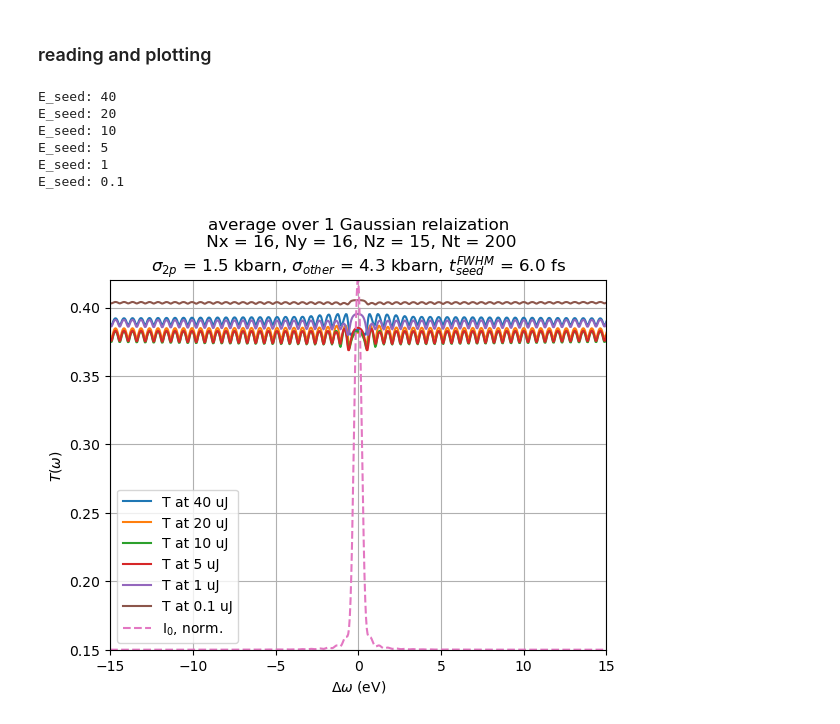
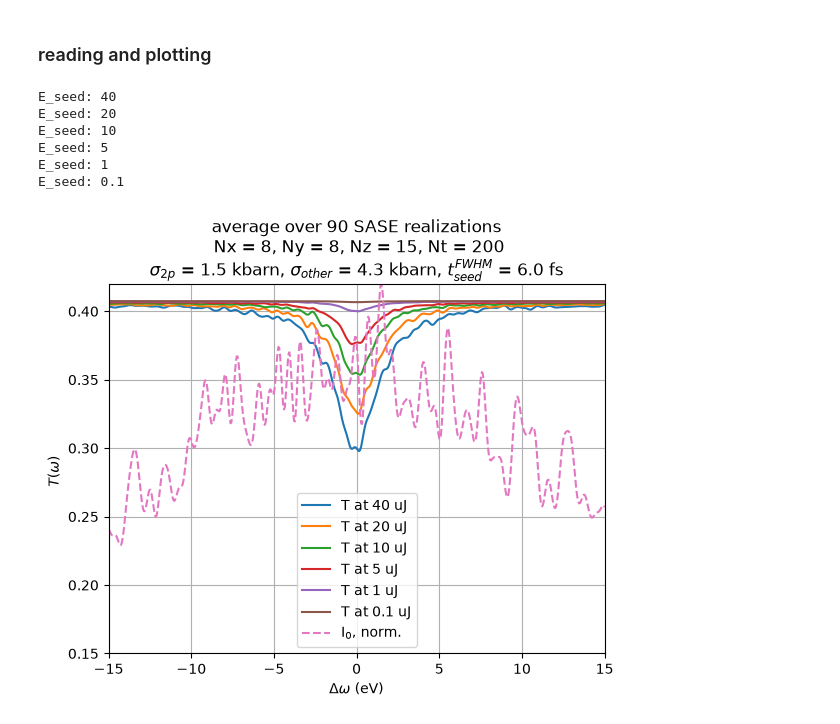
Before and after one commit to P4GAN/Cu-RSA-XFEL-Simulation, a Jupyter notebook: Cu_RSA-v1.ipynb, the cells around one changed output. Cells and saved outputs as stored; diff of their text form; code cells hidden in the pictures.

Commit message:
SASE run

```diff
--- a/Cu_RSA-v1.ipynb
+++ b/Cu_RSA-v1.ipynb
@@ -117,7 +119,7 @@ Modified YAML file saved to /Users/parkinpham/Programming/Physics/DESY_Internshi
 # %% [markdown]
 ### calculating for given amount of repetitions for each yaml
 # %%
-nrep = 10
+nrep = 90
 
 # Get the number of available CPU cores
 num_cpus = mp.cpu_count()
@@ -279,6 +330,9 @@ def data_from_folder(folder_path):
 # %%
 Tshow_min = 0.15#0.4
 Tshow_max = 0.42#0.5
+w_show = 15
+w_show_min = -w_show
+w_show_max = w_show
 
 def plotting_data_folder(folder_path, Tshow_min, Tshow_max):
 
@@ -293,7 +347,7 @@ def plotting_data_folder(folder_path, Tshow_min, Tshow_max):
     r', $\sigma_{other}$ = ' + f'{1e7*sigma1_Ka1_other:.1f}' +' kbarn' + \
     r', $t_{seed}^{FWHM}$ = ' + f'{seed_duration_FWHM_t:.1f}' +' fs'
 
-    plt.title('average over ' + str(num_files) + ' Gaussian relaization' + '\n'
+    plt.title('average over ' + str(num_files) + ' SASE realizations' + '\n'
     + str_pars_grid + '\n' + str_pars_calc
      )
 
@@ -301,40 +355,33 @@ def plotting_data_folder(folder_path, Tshow_min, Tshow_max):
 
     for E_seed_value, arrays in sorted_accumulated_arrays.items():
         print(f'E_seed: {E_seed_value}')
-        # for array_name, array_data in arrays.items():
-        #     print(f'  Array name: {array_name}, shape: {array_data.shape}')
 
         womega_ar = arrays['womega_ar']
         I_int_thy_w_last = arrays['I_int_thy_w_last']
         I_int_thy_w_0 = arrays['I_int_thy_w_0']
 
         I_int_thy_w_last = I_int_thy_w_last + 0.00001 * max(I_int_thy_w_last)
         I_int_thy_w_0 = I_int_thy_w_0 + 0.00001 * max(I_int_thy_w_0)
 
         Tint_w = I_int_thy_w_last / I_int_thy_w_0
 
-        T0_w = arrays['I_thy0_w_last'] / arrays['I_thy0_w_0']
-        # plt.plot(womega_ar, arrays['I_int_thy_w_last'], label = 'I(z=L)' + str(E_seed_value) + ' uJ')
-        # plt.plot(womega_ar, arrays['I_int_thy_w_0'], label = 'I(z=0)' + str(E_seed_value) + ' uJ')
-
         plt.plot(womega_ar, Tint_w, label = 'T at '+ str(E_seed_value) + ' uJ')
     plt.plot(womega_ar, Tshow_min + (Tshow_max-Tshow_min) * arrays['I_int_thy_w_0']/max(arrays['I_int_thy_w_0']),'--', label = r'I$_0$, norm.')
     plt.ylabel(r'$T(\omega$) ')
     plt.xlabel(r'$\Delta\omega$ (eV)')
     plt.xlim(w_show_min, w_show_max)
     plt.ylim(Tshow_min,Tshow_max)
     plt.legend()
     plt.grid(True)
-    # plt.yscale('log')
     plt.savefig(figs_path + '/' + str_pars_calc + '.pdf')
     plt.show()
 
 plotting_data_folder(data_path, Tshow_min, Tshow_max)
 # %% [output]
 E_seed: 40
 E_seed: 20
 E_seed: 10
 E_seed: 5
 E_seed: 1
 E_seed: 0.1
-[figure, old version]
+[figure, new version]
```
Also changed, not shown: parts of 3 cells of this notebook, 7 other files.
